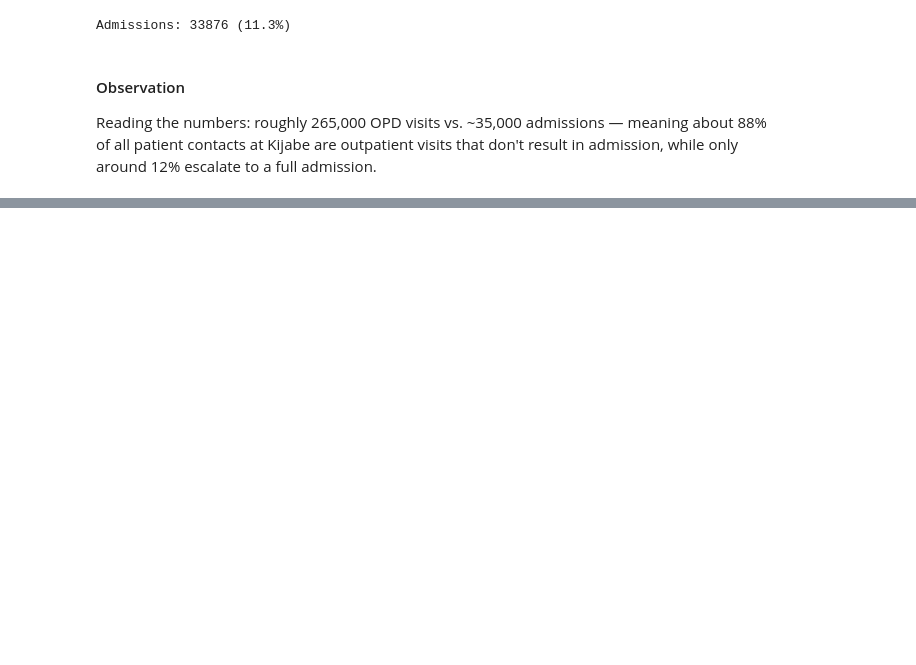
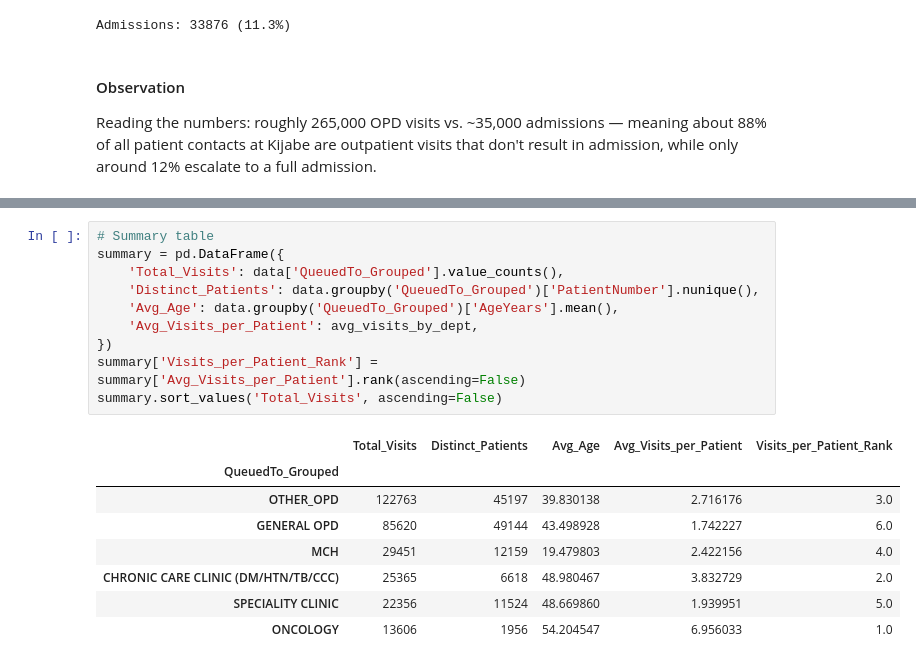
Before and after one commit to wahomelewis396/surge_sentinels, a Jupyter notebook: surge_sentinels.ipynb, the cells around one changed output, grey strips where cells are left out. Drawn from its saved outputs; the diff is of its cells as text; blank space fills up the shorter version.

```diff
--- a/surge_sentinels.ipynb
+++ b/surge_sentinels.ipynb
@@ -536,0 +554,19 @@ Reading the numbers: roughly 265,000 OPD visits vs. ~35,000 admissions — meani
+# %%
+# Summary table
+summary = pd.DataFrame({
+    'Total_Visits': data['QueuedTo_Grouped'].value_counts(),
+    'Distinct_Patients': data.groupby('QueuedTo_Grouped')['PatientNumber'].nunique(),
+    'Avg_Age': data.groupby('QueuedTo_Grouped')['AgeYears'].mean(),
+    'Avg_Visits_per_Patient': avg_visits_by_dept,
+})
+summary['Visits_per_Patient_Rank'] = summary['Avg_Visits_per_Patient'].rank(ascending=False)
+summary.sort_values('Total_Visits', ascending=False)
+# %% [output]
+|  | Total_Visits | Distinct_Patients | Avg_Age | Avg_Visits_per_Patient | Visits_per_Patient_Rank |
+| QueuedTo_Grouped |  |  |  |  |  |
+| OTHER_OPD | 122763 | 45197 | 39.830138 | 2.716176 | 3.0 |
+| GENERAL OPD | 85620 | 49144 | 43.498928 | 1.742227 | 6.0 |
+| MCH | 29451 | 12159 | 19.479803 | 2.422156 | 4.0 |
+| CHRONIC CARE CLINIC (DM/HTN/TB/CCC) | 25365 | 6618 | 48.980467 | 3.832729 | 2.0 |
+| SPECIALITY CLINIC | 22356 | 11524 | 48.669860 | 1.939951 | 5.0 |
+| ONCOLOGY | 13606 | 1956 | 54.204547 | 6.956033 | 1.0 |
```
Also changed, not shown: parts of 9 cells of this notebook.
